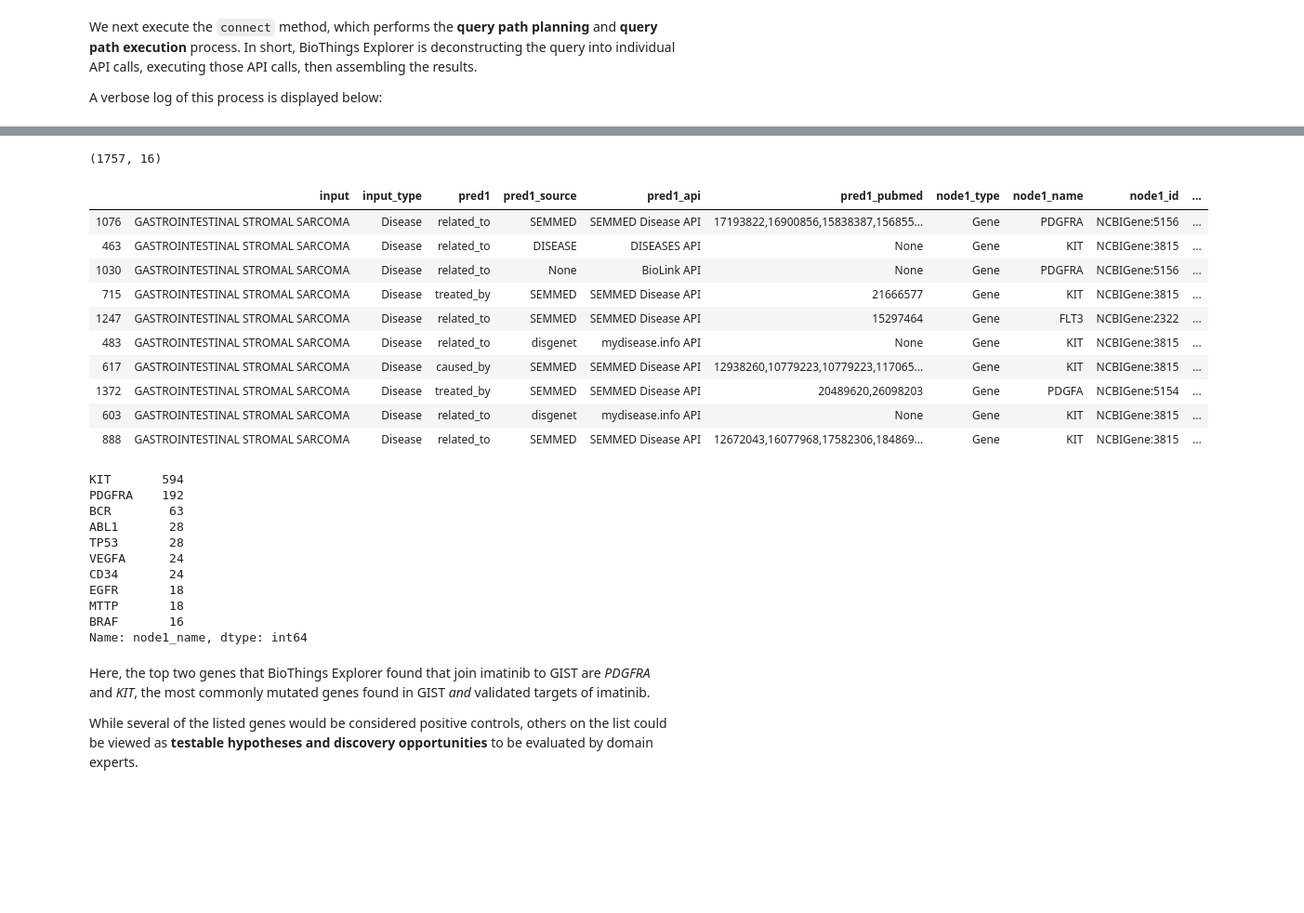
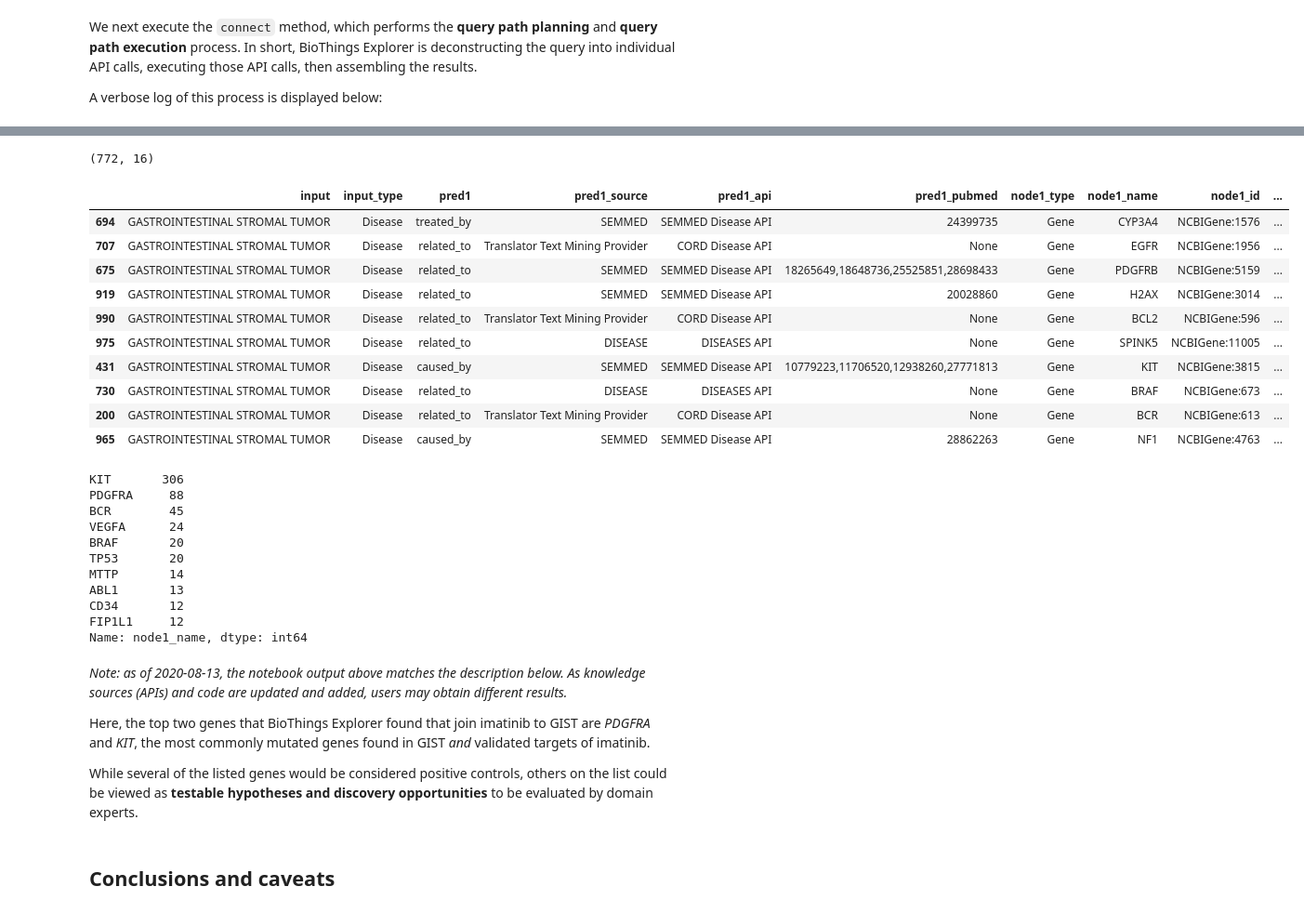
Before and after one commit to biothings/biothings_explorer_archived, a Jupyter notebook: jupyter notebooks/EXPLAIN_demo.ipynb, the cells around one changed output, grey strips where cells are left out. Shown at 93% size. Saved outputs shown, nothing was run; the diff lists cells and outputs as text; code cells hidden in the pictures; blank space fills up the shorter version.

Commit message:
updated demos, add CX WIP notebook; rebased from 2020-08-13

```diff
--- a/jupyter notebooks/EXPLAIN_demo.ipynb
+++ b/jupyter notebooks/EXPLAIN_demo.ipynb
@@ -54,0 +88,6 @@ cml
+# %%
+# find all potential representations of imatinib
+imatinib_str = "imatinib"
+imatinib_hint = ht.query(imatinib_str)
+
+hint_display(imatinib_str, imatinib_hint)
@@ -218 +278,9 @@ http://pubmed.gov/26030291
 Let's perform another BioThings Explorer query, this time looking to EXPLAIN the relationship between imatinib and gastrointestinal stromal tumors (GIST), another disease treated by imatinib.
+# %%
+ht = Hint()
+gist_str = "gastrointestinal stromal tumor"
+
+# find all potential representations of CML
+gist_hint = ht.query(gist_str)
+
+hint_display(gist_str, gist_hint)
@@ -239,2 +314,3 @@ gist
 # %%
-fc = FindConnection(input_obj=gist, output_obj=imatinib, intermediate_nodes='Gene')
+fc2 = FindConnection(input_obj = gist, output_obj = imatinib, \
+                     intermediate_nodes = 'Gene')
@@ -243,42 +337,46 @@ fc.connect(verbose=False) # skipping the verbose log here
 # %%
-df = fc.display_table_view()
+df2 = fc2.display_table_view()
 
 # because UMLS is not currently well-integrated in our ID-to-object translation system, removing UMLS-only entries here
 patternDel = "^UMLS:C\d+"
-filter = df.node1_id.str.contains(patternDel)
-df = df[~filter]
+filter = df2.node1_id.str.contains(patternDel)
+df2 = df2[~filter]
 
-print(df.shape)
-df.sample(10)
+print(df2.shape)
+df2.sample(10)
 # %% [output]
-(1757, 16)
+(772, 16)
 |  | input | input_type | pred1 | pred1_source | pred1_api | pred1_pubmed | node1_type | node1_name | node1_id | ... |
-| 1076 | GASTROINTESTINAL STROMAL SARCOMA | Disease | related_to | SEMMED | SEMMED Disease API | 17193822,16900856,15838387,156855... | Gene | PDGFRA | NCBIGene:5156 | ... |
-| 463 | GASTROINTESTINAL STROMAL SARCOMA | Disease | related_to | DISEASE | DISEASES API | None | Gene | KIT | NCBIGene:3815 | ... |
-| 1030 | GASTROINTESTINAL STROMAL SARCOMA | Disease | related_to | None | BioLink API | None | Gene | PDGFRA | NCBIGene:5156 | ... |
-| 715 | GASTROINTESTINAL STROMAL SARCOMA | Disease | treated_by | SEMMED | SEMMED Disease API | 21666577 | Gene | KIT | NCBIGene:3815 | ... |
-| 1247 | GASTROINTESTINAL STROMAL SARCOMA | Disease | related_to | SEMMED | SEMMED Disease API | 15297464 | Gene | FLT3 | NCBIGene:2322 | ... |
-| 483 | GASTROINTESTINAL STROMAL SARCOMA | Disease | related_to | disgenet | mydisease.info API | None | Gene | KIT | NCBIGene:3815 | ... |
-| 617 | GASTROINTESTINAL STROMAL SARCOMA | Disease | caused_by | SEMMED | SEMMED Disease API | 12938260,10779223,10779223,117065... | Gene | KIT | NCBIGene:3815 | ... |
-| 1372 | GASTROINTESTINAL STROMAL SARCOMA | Disease | treated_by | SEMMED | SEMMED Disease API | 20489620,26098203 | Gene | PDGFA | NCBIGene:5154 | ... |
-| 603 | GASTROINTESTINAL STROMAL SARCOMA | Disease | related_to | disgenet | mydisease.info API | None | Gene | KIT | NCBIGene:3815 | ... |
-| 888 | GASTROINTESTINAL STROMAL SARCOMA | Disease | related_to | SEMMED | SEMMED Disease API | 12672043,16077968,17582306,184869... | Gene | KIT | NCBIGene:3815 | ... |
+| 694 | GASTROINTESTINAL STROMAL TUMOR | Disease | treated_by | SEMMED | SEMMED Disease API | 24399735 | Gene | CYP3A4 | NCBIGene:1576 | ... |
+| 707 | GASTROINTESTINAL STROMAL TUMOR | Disease | related_to | Translator Text Mining Provider | CORD Disease API | None | Gene | EGFR | NCBIGene:1956 | ... |
+| 675 | GASTROINTESTINAL STROMAL TUMOR | Disease | related_to | SEMMED | SEMMED Disease API | 18265649,18648736,25525851,28698433 | Gene | PDGFRB | NCBIGene:5159 | ... |
+| 919 | GASTROINTESTINAL STROMAL TUMOR | Disease | related_to | SEMMED | SEMMED Disease API | 20028860 | Gene | H2AX | NCBIGene:3014 | ... |
+| 990 | GASTROINTESTINAL STROMAL TUMOR | Disease | related_to | Translator Text Mining Provider | CORD Disease API | None | Gene | BCL2 | NCBIGene:596 | ... |
+| 975 | GASTROINTESTINAL STROMAL TUMOR | Disease | related_to | DISEASE | DISEASES API | None | Gene | SPINK5 | NCBIGene:11005 | ... |
+| 431 | GASTROINTESTINAL STROMAL TUMOR | Disease | caused_by | SEMMED | SEMMED Disease API | 10779223,11706520,12938260,27771813 | Gene | KIT | NCBIGene:3815 | ... |
+| 730 | GASTROINTESTINAL STROMAL TUMOR | Disease | related_to | DISEASE | DISEASES API | None | Gene | BRAF | NCBIGene:673 | ... |
+| 200 | GASTROINTESTINAL STROMAL TUMOR | Disease | related_to | Translator Text Mining Provider | CORD Disease API | None | Gene | BCR | NCBIGene:613 | ... |
+| 965 | GASTROINTESTINAL STROMAL TUMOR | Disease | caused_by | SEMMED | SEMMED Disease API | 28862263 | Gene | NF1 | NCBIGene:4763 | ... |
 # %%
-df.node1_name.value_counts().head(10)
+df2.node1_name.value_counts().head(10)
 # %% [output]
-KIT       594
-PDGFRA    192
-BCR        63
-ABL1       28
-TP53       28
+KIT       306
+PDGFRA     88
+BCR        45
 VEGFA      24
-CD34       24
-EGFR       18
-MTTP       18
-BRAF       16
+BRAF       20
+TP53       20
+MTTP       14
+ABL1       13
+CD34       12
+FIP1L1     12
 Name: node1_name, dtype: int64
 # %% [markdown]
+*Note: as of 2020-08-13, the notebook output above matches the description below. As knowledge sources (APIs) and code are updated and added, users may obtain different results.*
+
 Here, the top two genes that BioThings Explorer found that join imatinib to GIST are *PDGFRA* and *KIT*, the most commonly mutated genes found in GIST *and* validated targets of imatinib.
 
 While several of the listed genes would be considered positive controls, others on the list could be viewed as **testable hypotheses and discovery opportunities** to be evaluated by domain experts.
+# %% [markdown]
+## Conclusions and caveats
 # %% [markdown]
```
Also changed, not shown: parts of 37 cells of this notebook, 4 other files.
